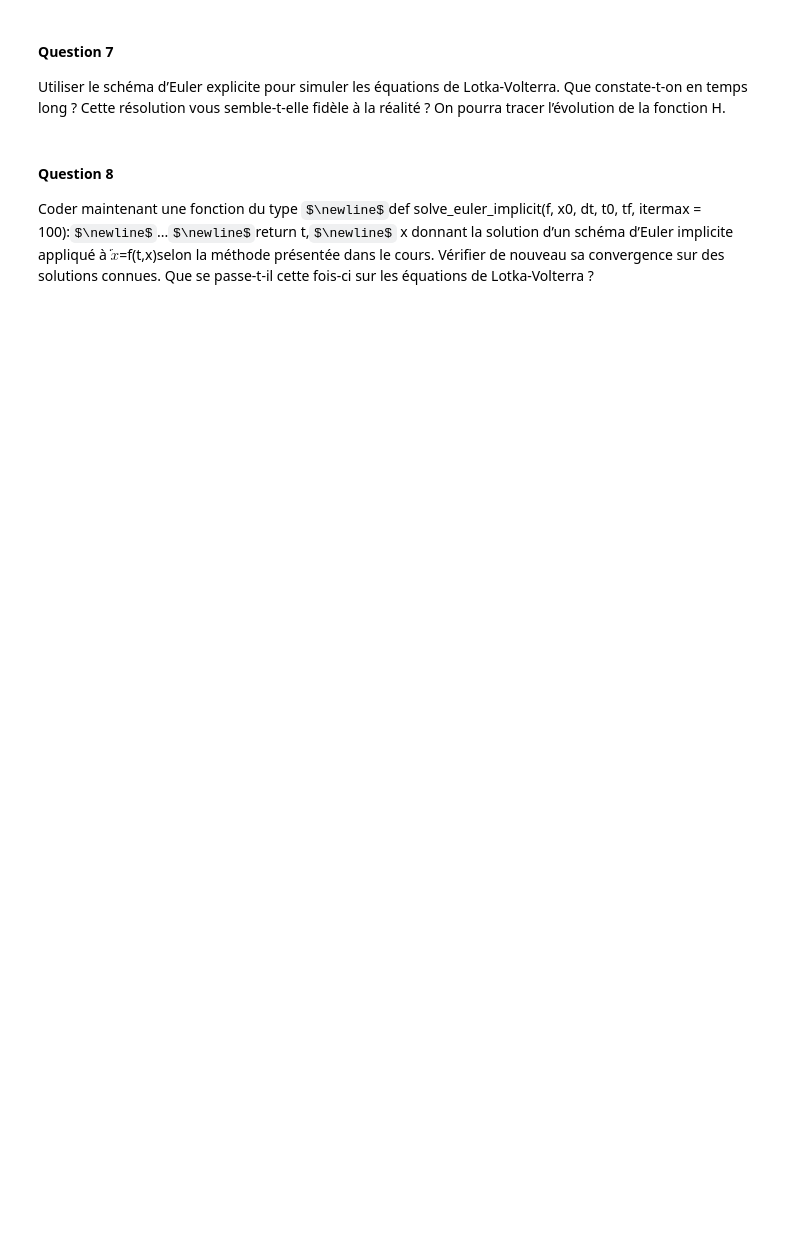
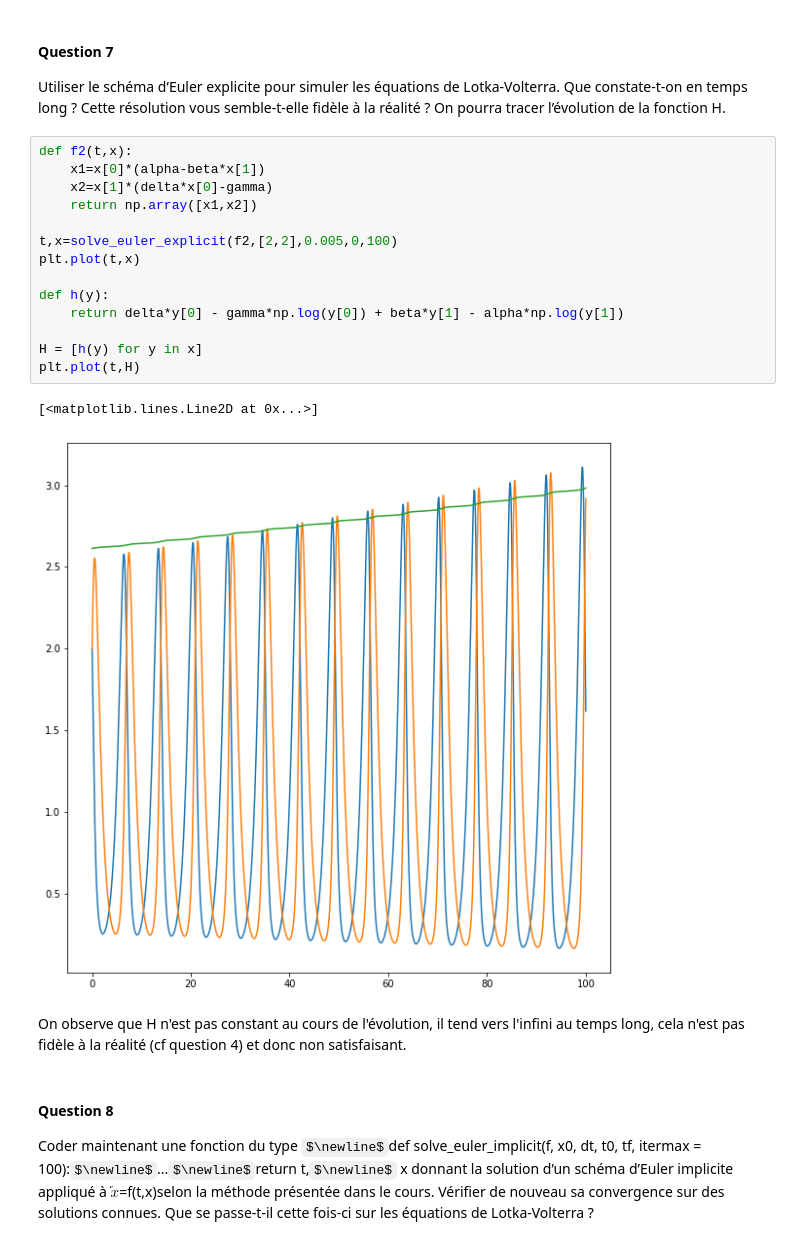
Before and after one commit to jdelaplace/Projet-numerique-equas-diff, a Jupyter notebook: Projet numerique equas diff.ipynb, the cells around one changed output. Cells and saved outputs as stored; diff of their text form; some formulas as TeX source; blank space fills up the shorter version.

```diff
--- a/Projet numerique equas diff.ipynb
+++ b/Projet numerique equas diff.ipynb
@@ -84,6 +110,25 @@ Coder une fonction du type $\newline$def solve_euler_explicit(f, x0, dt, t0, tf)
 # %% [markdown]
 #### Question 7
 Utiliser le schéma d’Euler explicite pour simuler les équations de Lotka-Volterra. Que constate-t-on en temps long ? Cette résolution vous semble-t-elle fidèle à la réalité ? On pourra tracer l’évolution de la fonction H.
+# %%
+def f2(t,x):
+    x1=x[0]*(alpha-beta*x[1])
+    x2=x[1]*(delta*x[0]-gamma)
+    return np.array([x1,x2])
+
+t,x=solve_euler_explicit(f2,[2,2],0.005,0,100)
+plt.plot(t,x)
+
+def h(y):
+    return delta*y[0] - gamma*np.log(y[0]) + beta*y[1] - alpha*np.log(y[1])
+
+H = [h(y) for y in x]
+plt.plot(t,H)
+# %% [output]
+[<matplotlib.lines.Line2D at 0x...>]
+[figure, added]
+# %% [markdown]
+On observe que H n'est pas constant au cours de l'évolution, il tend vers l'infini au temps long, cela n'est pas fidèle à la réalité (cf question 4) et donc non satisfaisant.
 # %% [markdown]
 #### Question 8
 Coder maintenant une fonction du type $\newline$def solve_euler_implicit(f, x0, dt, t0, tf, itermax = 100):$\newline$...$\newline$return t,$\newline$ x donnant la solution d’un schéma d’Euler implicite appliqué à ̇$\dot{x}$=f(t,x)selon la méthode présentée dans le cours. Vérifier de nouveau sa convergence sur des solutions connues. Que se passe-t-il cette fois-ci sur les équations de Lotka-Volterra ?
```
Also changed, not shown: parts of 15 cells of this notebook.
